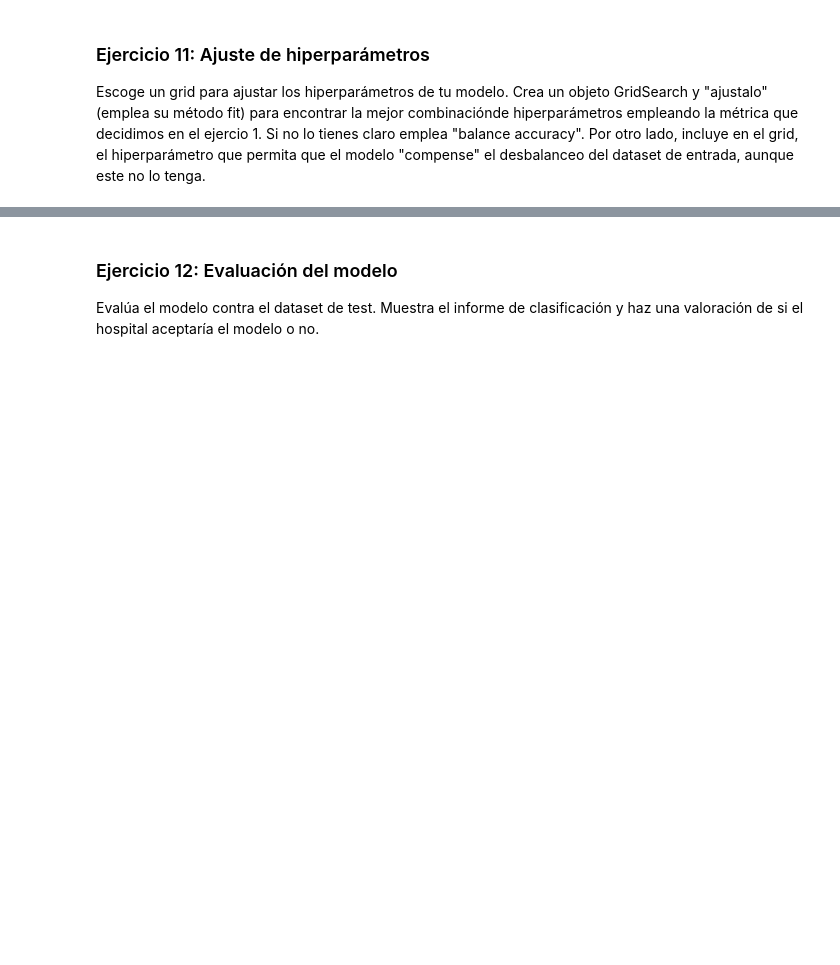
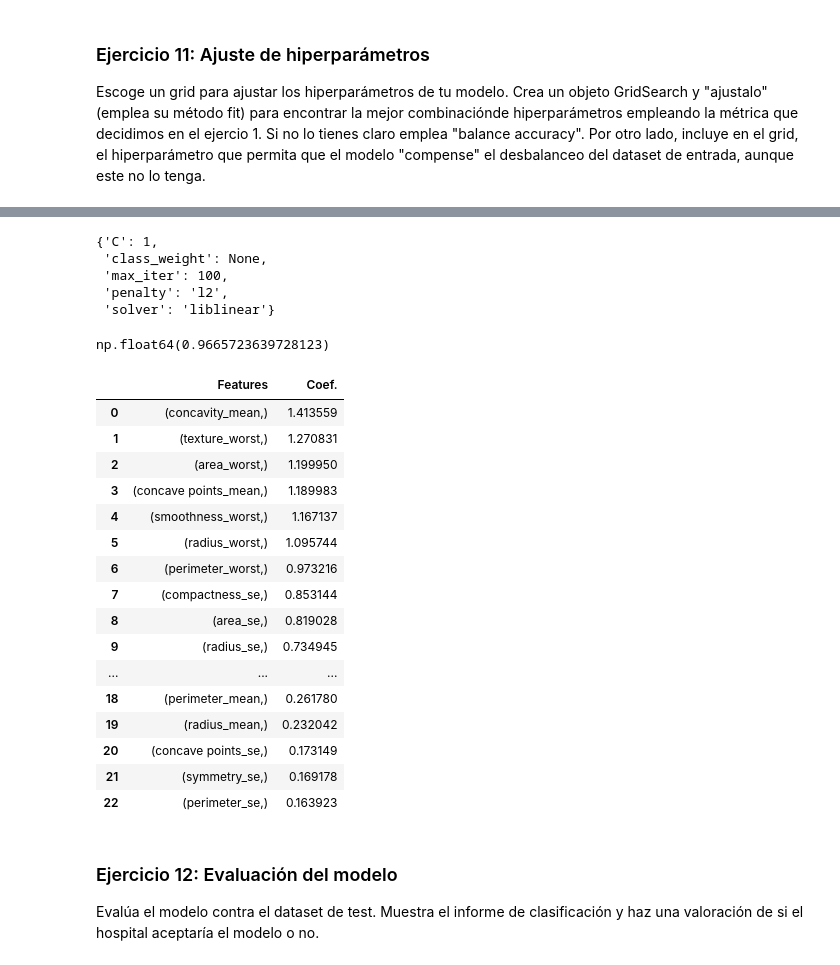
Before and after one commit to vrieraj/ONLINE_DS_THEBRIDGE_Ejercicios, a Jupyter notebook: 04_Machine_Learning/Sprint_12/Unidad_02/Ejercicios_Workout/13_Ejercicios_Repaso_Clasificacion.ipynb, the cells around one changed output, grey strips where cells are left out. Saved outputs shown, nothing was run; the diff lists cells and outputs as text; code cells hidden in the pictures; blank space fills up the shorter version.

```diff
--- a/04_Machine_Learning/Sprint_12/Unidad_02/Ejercicios_Workout/13_Ejercicios_Repaso_Clasificacion.ipynb
+++ b/04_Machine_Learning/Sprint_12/Unidad_02/Ejercicios_Workout/13_Ejercicios_Repaso_Clasificacion.ipynb
@@ -266,3 +331,35 @@ Escoge un grid para ajustar los hiperparámetros de tu modelo. Crea un objeto Gr
+# %%
+log_reg_grid.best_params_
+# %% [output]
+{'C': 1,
+ 'class_weight': None,
+ 'max_iter': 100,
+ 'penalty': 'l2',
+ 'solver': 'liblinear'}
+# %%
+log_reg_grid.best_score_
+# %% [output]
+np.float64(0.9665723639728123)
+# %%
+pd.DataFrame({'Features':X_train.columns, 'Coef.':abs(log_reg_grid.best_estimator_.coef_[0])}).sort_values('Coef.', ascending=False).reset_index().drop('index', axis=1)
+# %% [output]
+|  | Features | Coef. |
+| 0 | (concavity_mean,) | 1.413559 |
+| 1 | (texture_worst,) | 1.270831 |
+| 2 | (area_worst,) | 1.199950 |
+| 3 | (concave points_mean,) | 1.189983 |
+| 4 | (smoothness_worst,) | 1.167137 |
+| 5 | (radius_worst,) | 1.095744 |
+| 6 | (perimeter_worst,) | 0.973216 |
+| 7 | (compactness_se,) | 0.853144 |
+| 8 | (area_se,) | 0.819028 |
+| 9 | (radius_se,) | 0.734945 |
+| ... | ... | ... |
+| 18 | (perimeter_mean,) | 0.261780 |
+| 19 | (radius_mean,) | 0.232042 |
+| 20 | (concave points_se,) | 0.173149 |
+| 21 | (symmetry_se,) | 0.169178 |
+| 22 | (perimeter_se,) | 0.163923 |
 # %% [markdown]
 ### Ejercicio 12: Evaluación del modelo
 
```
Also changed, not shown: parts of 8 cells of this notebook.
